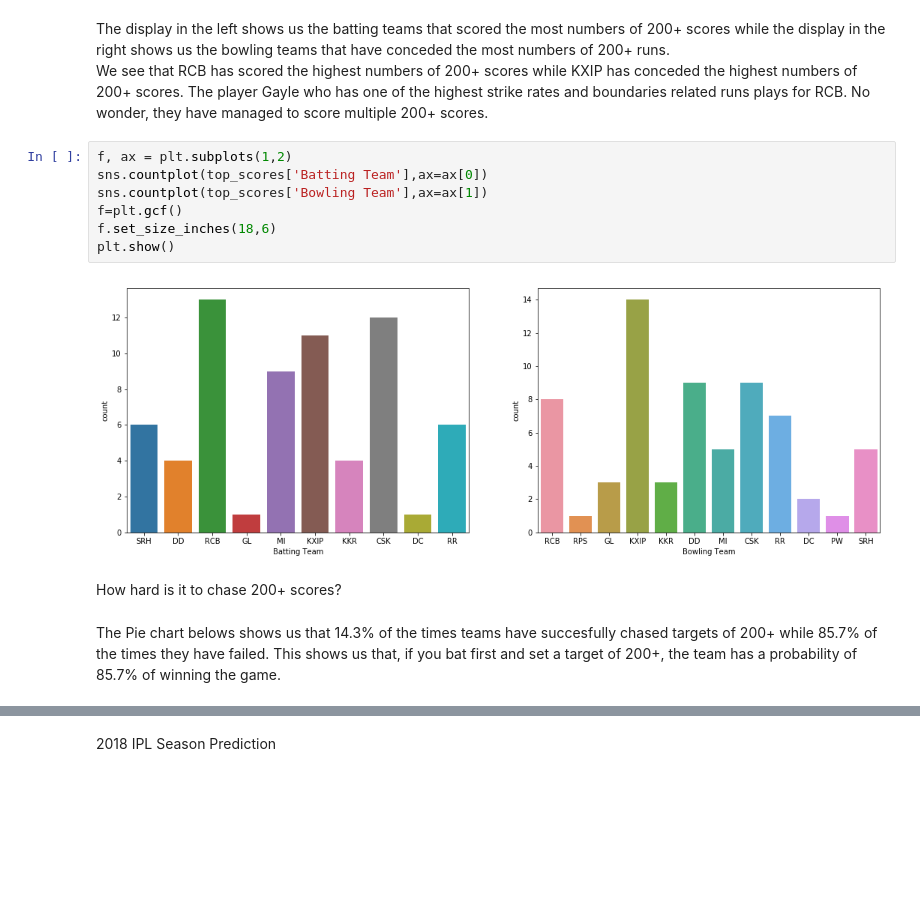
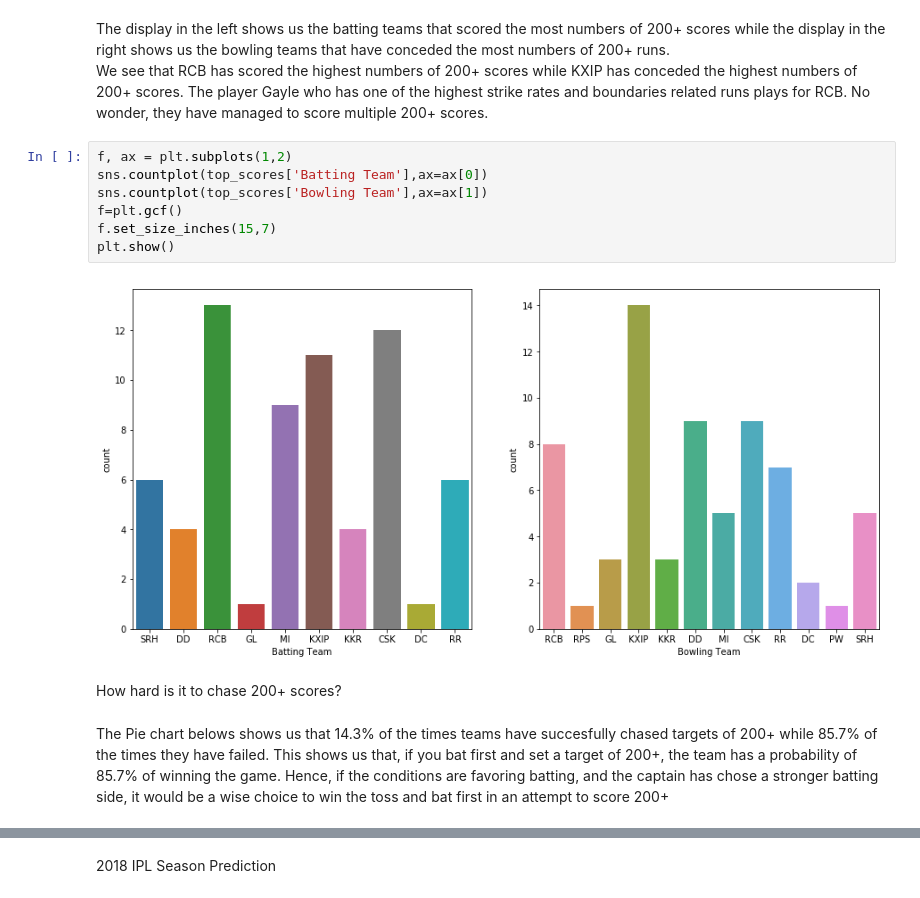
Before and after one commit to jsharpna/STA-141B-Project, a Jupyter notebook: PrasrayPatelsta141bfinal.ipynb, the cells around one changed output, grey strips where cells are left out. Saved outputs shown, nothing was run; the diff lists cells and outputs as text; blank space fills up the shorter version.

```diff
--- a/PrasrayPatelsta141bfinal.ipynb
+++ b/PrasrayPatelsta141bfinal.ipynb
@@ -431,14 +437,14 @@ We see that RCB has scored the highest numbers of 200+ scores while KXIP has con
 # %%
 f, ax = plt.subplots(1,2)
 sns.countplot(top_scores['Batting Team'],ax=ax[0])
 sns.countplot(top_scores['Bowling Team'],ax=ax[1])
 f=plt.gcf()
-f.set_size_inches(18,6)
+f.set_size_inches(15,7)
 plt.show()
 # %% [output]
-[figure, old version]
+[figure, new version]
 # %% [markdown]
 How hard is it to chase 200+ scores?
 # %% [markdown]
-The Pie chart belows shows us that 14.3% of the times teams have succesfully chased targets of 200+ while 85.7% of the times they have failed. This shows us that, if you bat first and set a target of 200+, the team has a probability of 85.7% of winning the game.
+The Pie chart belows shows us that 14.3% of the times teams have succesfully chased targets of 200+ while 85.7% of the times they have failed. This shows us that, if you bat first and set a target of 200+, the team has a probability of 85.7% of winning the game. Hence, if the conditions are favoring batting, and the captain has chose a stronger batting side, it would be a wise choice to win the toss and bat first in an attempt to score 200+
 # %%
```
Also changed, not shown: parts of 31 cells of this notebook, 5 other files.
